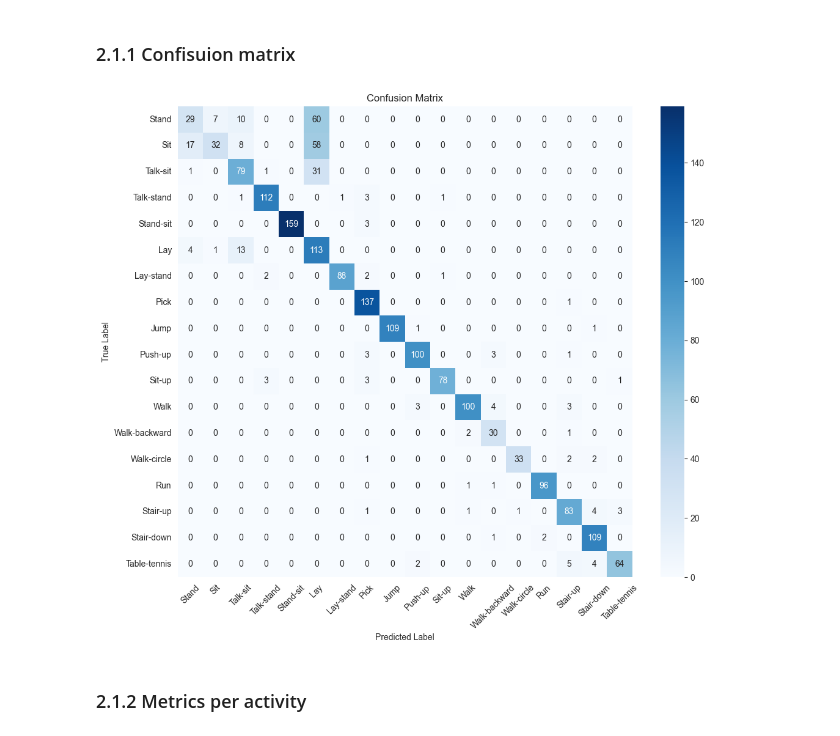
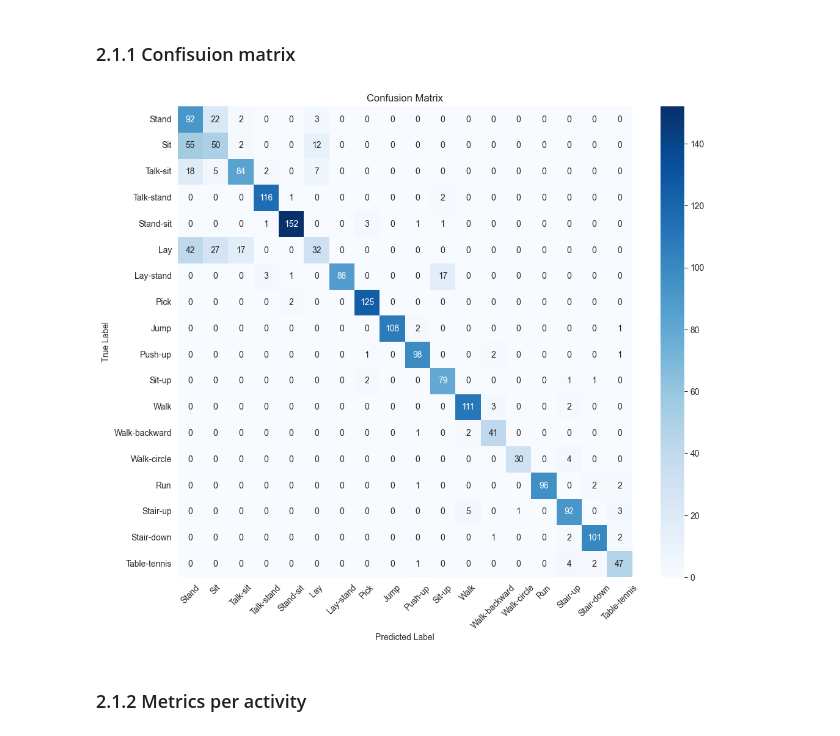
Before and after one commit to Wasloso/isa-s1-mla-project, a Jupyter notebook: neural_network_showcase.ipynb, the cells around one changed output. Cells and saved outputs as stored; diff of their text form; code cells hidden in the pictures.

```diff
--- a/neural_network_showcase.ipynb
+++ b/neural_network_showcase.ipynb
@@ -38,7 +38,7 @@ The `prepare_har_dataset` function converts raw CSV data into structured, model-
 The `remap_dataset` is a utility function that allows to filter or re-index the labels for specific experiments (e.g. combining sit and sit-talk into one "sit" class).
 # %%
 def prepare_har_dataset(
-    csv_path: str, mode: Literal["raw", "mag", "hybrid"] = "hybrid", shuffle: bool = True
+    csv_path: str, mode: Literal["raw", "mag", "hybrid"] = "hybrid", shuffle: bool = True, random_state: int | None = None
 ) -> tuple[np.ndarray, np.ndarray, np.ndarray, StandardScaler]:
     """
     Loads the HAR dataset from a CSV file and prepares it for training.
@@ -80,7 +80,8 @@ def prepare_har_dataset(
     X_final = np.transpose(X_final, (0, 2, 1))
     if shuffle:
         indices = np.arange(num_samples)
-        np.random.shuffle(indices)
+        rng = np.random.default_rng(seed=random_state)
+        rng.shuffle(indices)
         X_final = X_final[indices]
         Y = Y[indices]
         lengths = lengths[indices]
@@ -413,4 +459,6 @@ plot_training_history(history)
 ## 1.1 Evaluation
 # %% [markdown]
 ### 1.1.1 Confisuion matrix
+# %%
+model: Sequential = Network.load(r"models\har_model_raw_v0.nnp")
 # %%
@@ -456,23 +530,21 @@ plot_top_mutual_confusions(Y_raw_test, predictions, activity_map, top_n=5)
 # 2. Neural network evaluation with the original 18 classes (magnitude)
 # %%
 X_MAGNITUDE, Y_MAGNITUDE, LENGHTS_MAGNITUDE, SCALER_MAGNITUDE = prepare_har_dataset(
-    dataset_path, mode="mag", shuffle=True
+    dataset_path, mode="mag", shuffle=False, random_state=42
 )
 # %%
-X_temp, X_magnitude_test, Y_temp, Y_magnitude_test, lengths_temp, lengths_magnitude_test = train_test_split(
-    X_MAGNITUDE, Y_MAGNITUDE, LENGHTS_MAGNITUDE, test_size=0.2, random_state=2
+_X_tmp, X_magnitude_test, _Y_tmp, Y_magnitude_test_int, _len_tmp, lengths_magnitude_test = train_test_split(
+    X_MAGNITUDE, Y_MAGNITUDE, LENGHTS_MAGNITUDE, test_size=0.2, random_state=42, stratify=Y_MAGNITUDE
 )
+X_magnitude_train, X_magnitude_val, Y_magnitude_train_int, Y_magnitude_val_int, lengths_magnitude_train, lengths_magnitude_val = train_test_split(
+    _X_tmp, _Y_tmp, _len_tmp, test_size=0.25, random_state=42, stratify=_Y_tmp
+)
+del _X_tmp, _Y_tmp, _len_tmp
 
+labels_magnitude = [activity_map[i] for i in range(num_classes)]
+Y_magnitude_train = np.eye(num_classes)[Y_magnitude_train_int.astype(int)]
+Y_magnitude_val   = np.eye(num_classes)[Y_magnitude_val_int.astype(int)]
+Y_magnitude_test  = np.eye(num_classes)[Y_magnitude_test_int.astype(int)]
 
-(
-    X_magnitude_train,
-    X_magnitude_val,
-    Y_magnitude_train,
-    Y_magnitude_val,
-    lengths_magnitude_train,
-    lengths_magnitude_val,
-) = train_test_split(X_temp, Y_temp, lengths_temp, test_size=0.25, random_state=2)
-labels_magnitude = [activity_map[i] for i in range(num_classes)]
-Y_magnitude_train = np.eye(num_classes)[Y_magnitude_train.astype(int)]
-Y_magnitude_val = np.eye(num_classes)[Y_magnitude_val.astype(int)]
-Y_magnitude_test = np.eye(num_classes)[Y_magnitude_test.astype(int)]
+print(f"Magnitude split  →  Train: {X_magnitude_train.shape[0]}  Val: {X_magnitude_val.shape[0]}  Test: {X_magnitude_test.shape[0]}")
+print(f"Class balance (train): {np.bincount(Y_magnitude_train_int)}")
@@ -537,15 +612,18 @@ model_mag = Network.load(r"models\har_model_magnitude_v0.nnp")
 # %% [markdown]
 ### 2.1.1 Confisuion matrix
 # %%
+_preds_mag = model_mag.predict(X_magnitude_test, mask=lengths_magnitude_test)
+y_mag_true_idx = np.argmax(Y_magnitude_test, axis=1)
+y_mag_pred_idx = np.argmax(_preds_mag, axis=1)
 plot_confusion_matrix(
-    X_magnitude_test,
-    Y_magnitude_test,
+    y_mag_true_idx,
+    y_mag_pred_idx,
     model_mag,
     lengths_test=lengths_magnitude_test,
     activity_map=model_mag.activity_labels,
 )
 # %% [output]
-[figure, old version]
+[figure, new version]
 # %% [markdown]
 ### 2.1.2 Metrics per activity
 # %%
```
Also changed, not shown: parts of 75 cells of this notebook.
